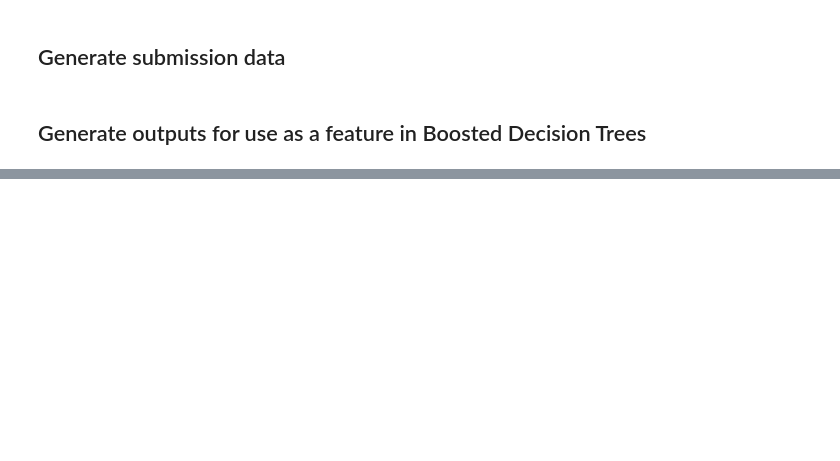
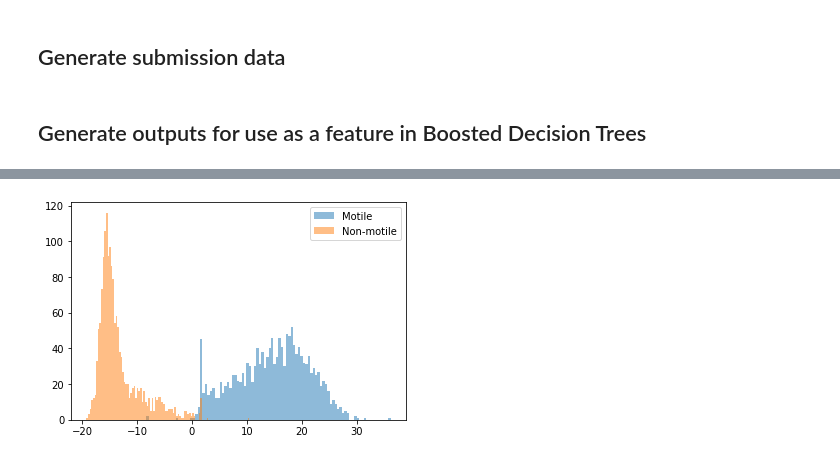
Before and after one commit to cruzsbrian/Caltech-CS155-2023, a Jupyter notebook: proj1/conv.ipynb, the cells around one changed output, grey strips where cells are left out. Saved outputs shown, nothing was run; the diff lists cells and outputs as text; code cells hidden in the pictures; blank space fills up the shorter version.

```diff
--- a/proj1/conv.ipynb
+++ b/proj1/conv.ipynb
@@ -566,0 +657,24 @@ with open('test_outputs.csv', 'w', newline='') as f:
+# %%
+# plot a histogram of model output for each class
+motile = []
+non_motile = []
+
+loader = torch.utils.data.DataLoader(val_dataset, batch_size=128, shuffle=False)
+
+for batch_idx, (x, y) in enumerate(loader):
+    x, y = x.cuda(), y.cuda()
+    with torch.no_grad():
+        output = model(x)
+        for i in range(len(y)):
+            if y[i] == 1:
+                motile.append(output[i].item())
+            else:
+                non_motile.append(output[i].item())
+# %%
+# plot histograms
+plt.hist(motile, bins=100, alpha=0.5, label="Motile")
+plt.hist(non_motile, bins=100, alpha=0.5, label="Non-motile")
+plt.legend()
+plt.savefig("histogram.png")
+# %% [output]
+[figure, added]
```
Also changed, not shown: parts of 29 cells of this notebook, 6 other files.
